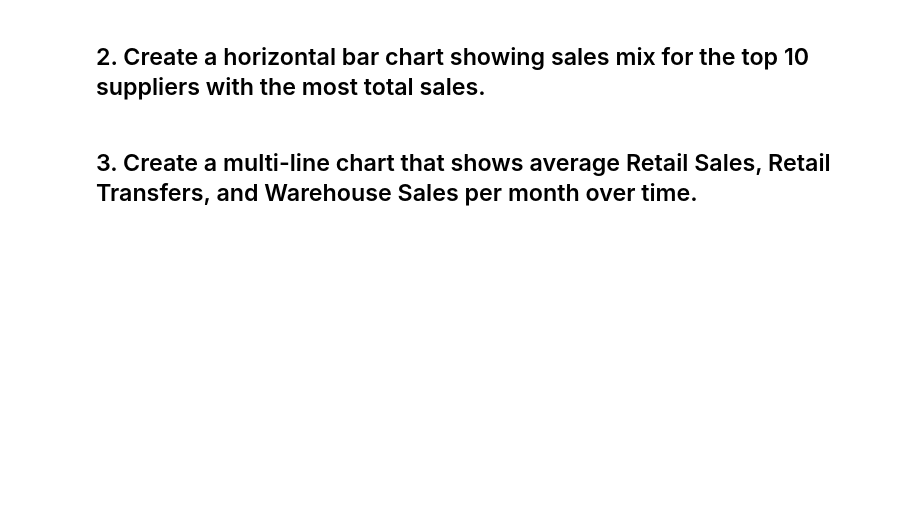
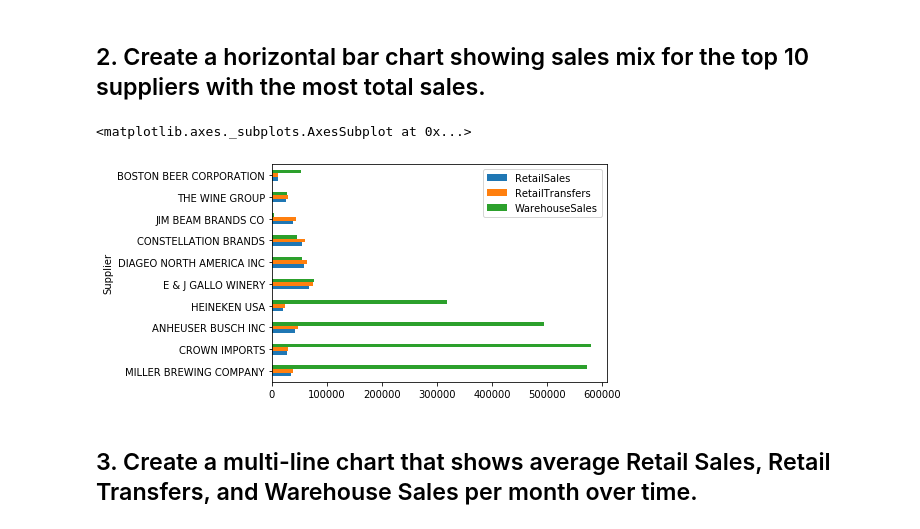
Before and after one commit to pedrodgn/ironhack, a Jupyter notebook: week5-Visualization/plot_multiple_series.ipynb, the cells around one changed output. Drawn from its saved outputs; the diff is of its cells as text; code cells hidden in the pictures; blank space fills up the shorter version.

```diff
--- a/week5-Visualization/plot_multiple_series.ipynb
+++ b/week5-Visualization/plot_multiple_series.ipynb
@@ -33,4 +30,10 @@ TypeError: object of type 'float' has no len()
 # %% [markdown]
 ## 2. Create a horizontal bar chart showing sales mix for the top 10 suppliers with the most total sales.
+# %%
+data["TotalSales"]=data["RetailSales"]+data["RetailTransfers"]+data["WarehouseSales"]
+data.groupby("Supplier").sum().sort_values("TotalSales",ascending=False).loc[:,["RetailSales","RetailTransfers","WarehouseSales"]].head(10).plot(kind="barh")
+# %% [output]
+<matplotlib.axes._subplots.AxesSubplot at 0x...>
+[figure, added]
 # %% [markdown]
 ## 3. Create a multi-line chart that shows average Retail Sales, Retail Transfers, and Warehouse Sales per month over time.
```
Also changed, not shown: parts of 9 cells of this notebook.
